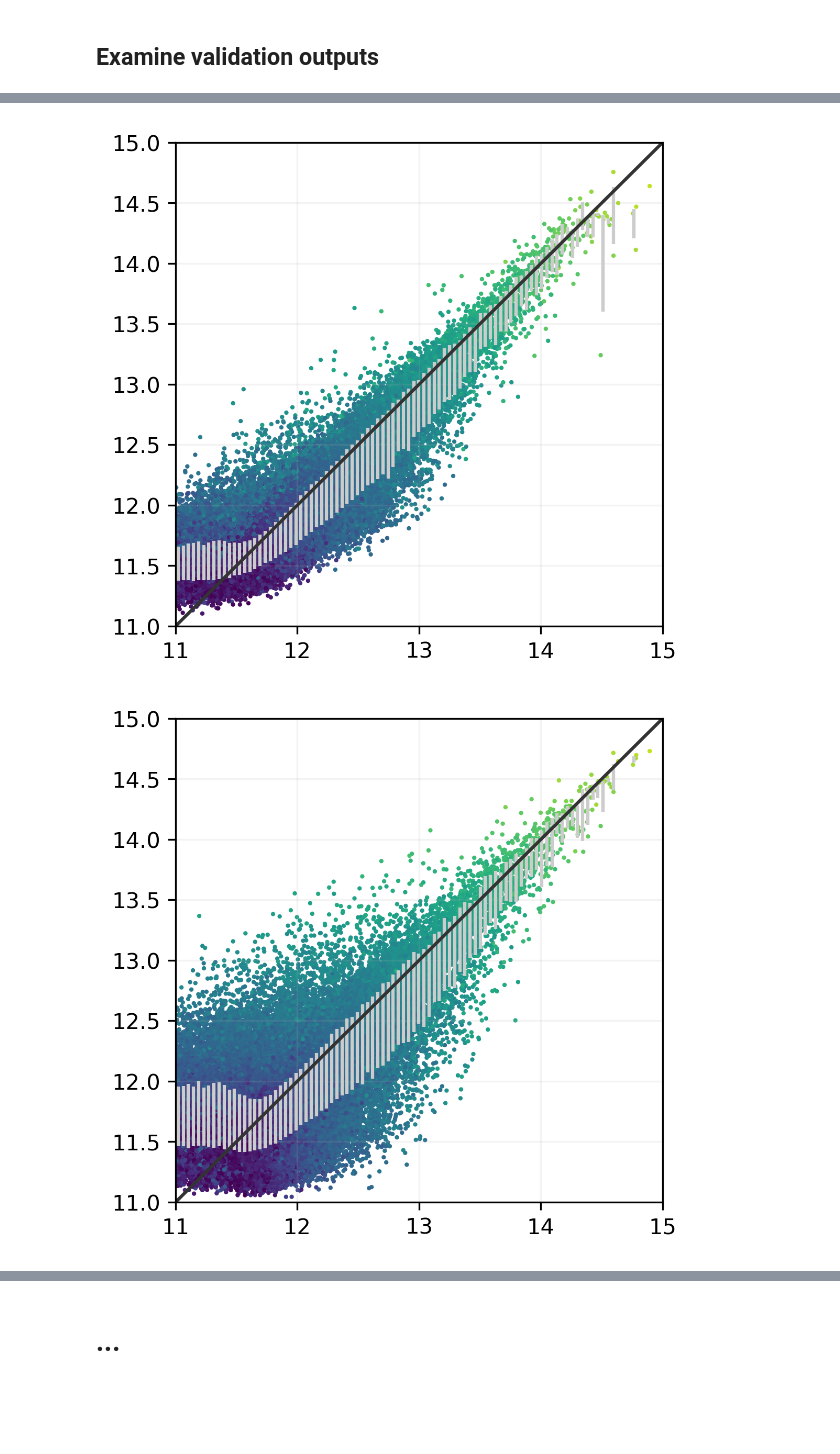
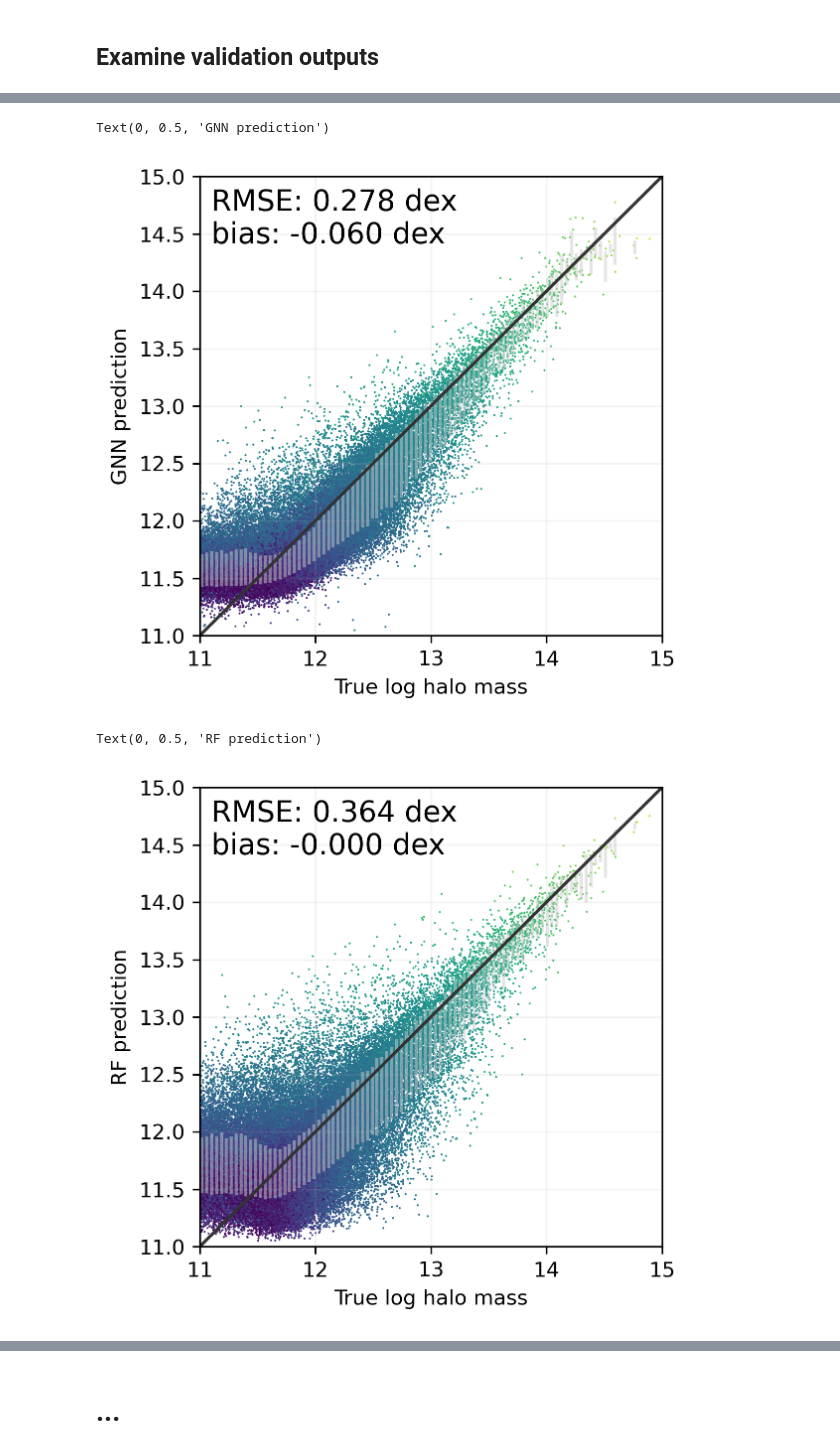
Before and after one commit to jwuphysics/halo-gnns, a Jupyter notebook: notebook/simulating-dropout.ipynb, the cells around one changed output, grey strips where cells are left out. Drawn from its saved outputs; the diff is of its cells as text; code cells hidden in the pictures; blank space fills up the shorter version.

Commit message:
stars2halo with LSB dropout + comparison to spherical overdensity

```diff
--- a/notebook/simulating-dropout.ipynb
+++ b/notebook/simulating-dropout.ipynb
@@ -909,38 +1002,53 @@ BinnedStatisticResult(statistic=array([11.6632405, 12.0451485, 12.5312405, 13.08
+# %%
+results = pd.read_csv(f"{results_path}/cross-validation.csv")
+metrics_gnn2d = get_metrics(results.p_GNN_2d, results.log_Mhalo)
+metrics_rf = get_metrics(results.p_RF, results.log_Mhalo)
+metrics_rf_overdensity = get_metrics(results.p_RF_overdensity, results.log_Mhalo)
 # %%
 plt.figure(figsize=(4, 4), dpi=300)
-plt.scatter(results.log_Mhalo, results.p_GNN_3d, c=results.log_Mstar, s=1)
+plt.scatter(results.log_Mhalo, results.p_GNN_2d, c=results.log_Mstar, s=1, edgecolors='none')
 
-stat = binned_statistic(x=results.log_Mhalo, values=results.p_GNN_3d, statistic=partial(np.percentile, q=50), bins=100)
+stat = binned_statistic(x=results.log_Mhalo, values=results.p_GNN_2d, statistic=partial(np.percentile, q=50), bins=100)
 
 bins = (stat.bin_edges[1:] + stat.bin_edges[:-1]) / 2
 p50 = stat.statistic
-p84 = binned_statistic(x=results.log_Mhalo, values=results.p_GNN_3d, statistic=partial(np.percentile, q=84), bins=100).statistic
-p16 = binned_statistic(x=results.log_Mhalo, values=results.p_GNN_3d, statistic=partial(np.percentile, q=16), bins=100).statistic
+p84 = binned_statistic(x=results.log_Mhalo, values=results.p_GNN_2d, statistic=partial(np.percentile, q=84), bins=100).statistic
+p16 = binned_statistic(x=results.log_Mhalo, values=results.p_GNN_2d, statistic=partial(np.percentile, q=16), bins=100).statistic
 
-plt.errorbar(bins, p50, [p50-p16, p84-p50], ls='', c='0.8')
+plt.errorbar(bins, p50, [p50-p16, p84-p50], ls='', c='0.8', alpha=0.5)
+
+plt.text(11.1, 14.9, f"RMSE: {metrics_gnn2d.RMSE:0.3f} dex\nbias: {metrics_gnn2d.bias*1e-3:0.3f} dex", va="top", fontsize=14)
 
 plt.plot([11, 15], [11, 15], c="0.2")
 plt.xlim(11, 15)
 plt.ylim(11, 15)
 plt.grid(alpha=0.15)
+plt.xlabel("True log halo mass")
+plt.ylabel("GNN prediction")
 # %% [output]
+Text(0, 0.5, 'GNN prediction')
-[figure, old version]
+[figure, new version]
 # %%
 plt.figure(figsize=(4, 4), dpi=300)
-plt.scatter(results.log_Mhalo, results.p_RF, c=results.log_Mstar, s=1)
+plt.scatter(results.log_Mhalo, results.p_RF, c=results.log_Mstar, s=1, edgecolors='none')
 
 stat = binned_statistic(x=results.log_Mhalo, values=results.p_RF, statistic=partial(np.nanpercentile, q=50), bins=100)
 
 bins = (stat.bin_edges[1:] + stat.bin_edges[:-1]) / 2
 p50 = stat.statistic
 p84 = binned_statistic(x=results.log_Mhalo, values=results.p_RF, statistic=partial(np.nanpercentile, q=84), bins=100).statistic
 p16 = binned_statistic(x=results.log_Mhalo, values=results.p_RF, statistic=partial(np.nanpercentile, q=16), bins=100).statistic
-plt.errorbar(bins, p50, [p50-p16, p84-p50], ls='', c='0.8')
+plt.errorbar(bins, p50, [p50-p16, p84-p50], ls='', c='0.8', alpha=0.5)
 
+plt.text(11.1, 14.9, f"RMSE: {metrics_rf.RMSE:0.3f} dex\nbias: {metrics_rf.bias*1e-3:0.3f} dex", va="top", fontsize=14)
 
 plt.plot([11, 15], [11, 15], c="0.2")
 plt.xlim(11, 15)
 plt.ylim(11, 15)
 plt.grid(alpha=0.15)
+
+plt.xlabel("True log halo mass")
+plt.ylabel("RF prediction")
 # %% [output]
+Text(0, 0.5, 'RF prediction')
-[figure, old version]
+[figure, new version]
```
Also changed, not shown: parts of 23 cells of this notebook.
